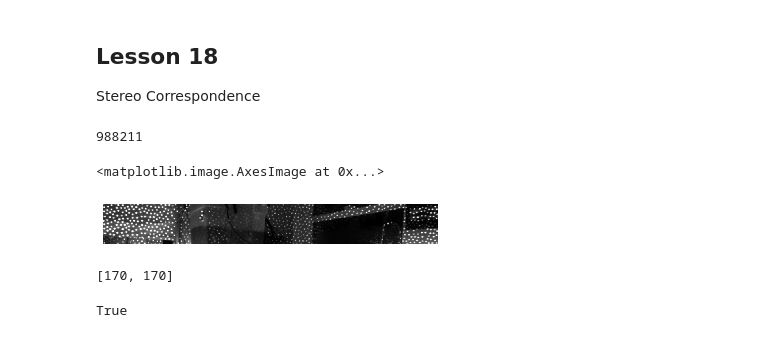
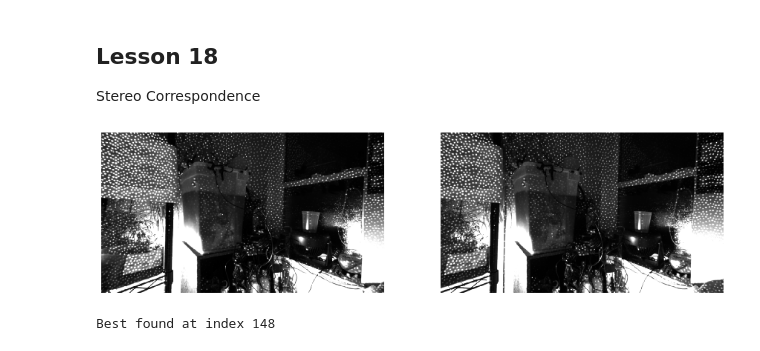
Before and after one commit to grant-king/ML_progress, a Jupyter notebook: ICV_challenges/IntroCV_notes.ipynb, the cells around one changed output. Saved outputs shown, nothing was run; the diff lists cells and outputs as text; code cells hidden in the pictures.

```diff
--- a/ICV_challenges/IntroCV_notes.ipynb
+++ b/ICV_challenges/IntroCV_notes.ipynb
@@ -556,3 +556,18 @@ Fourier Transform
 # %% [markdown]
 ## Lesson 18
 Stereo Correspondence
+# %%
+#load images
+left = cv2.imread('left.png', cv2.IMREAD_GRAYSCALE)
+right = cv2.imread('right.png', cv2.IMREAD_GRAYSCALE)
+new = np.hstack([left, right])
+
+cv2.imwrite('find_points.png', new)
+
+fig, (sp1, sp2) = plt.subplots(1, 2, figsize=[15, 10])
+sp1.imshow(left, cmap='gray')
+sp2.imshow(right, cmap='gray')
+
+_ = [ax.set_axis_off() for ax in [sp1, sp2]]
+# %% [output]
+[figure, added]
@@ -559,30 +595,4 @@ Stereo Correspondence
 # %%
-#reproduction of Find Best Match Quiz
-
-def find_best_match(patch, strip):
-    #find patch in strip and return x column index of top-left corner
-
-    #get sum of square differences for this alignment
-    return 170
-
-def sum_sq_dif(image_a, image_b):
-    diff = image_a - image_b
-    diff_sq = diff**2
-    return np.sum(diff_sq)
-
-def get_ssd_along_strip(patch, strip):
-    strip_ssd = []
-    strip_length = strip.shape[1]
-    window_size = patch.shape[1]
-    for column in range(1, strip_length):
-        strip_portion = strip[:, column:(column + window_size)]
-        ssd = sum_sq_dif(patch, strip_portion)
-        strip_ssd.append(ssd)
-    return strip_ssd
-
-#load images
-left = cv2.imread('left.png', cv2.IMREAD_GRAYSCALE)
-right = cv2.imread('right.png', cv2.IMREAD_GRAYSCALE)
 
 #define image patch location
 patch_loc = [120, 170] #row, column
@@ -598,31 +608,9 @@ strip_right = right[rows[0]:rows[1], :]
 
 #look for the patch in the strip and report the likely starting x position
 best_x = find_best_match(patch_left, strip_right)
+print(f'Best found at index {best_x}')
 
 #get corresponding patch from right image
-patch_right = right[rows[0]:rows[1], best_x:best_x + patch_size[1]]
+patch_right = left[rows[0]:rows[1], best_x:best_x + patch_size[1]]
+# %% [output]
+Best found at index 148
-# %%
-sum_sq_dif(patch_left, patch_right)
-# %% [output]
-988211
-# %%
-
-
-plt.axis('off')
-plt.imshow(strip_right, cmap='gray')
-# %% [output]
-<matplotlib.image.AxesImage at 0x...>
-[figure, removed]
-# %%
-patch_loc
-# %% [output]
-[170, 170]
-# %%
-#load images
-left = cv2.imread('left.png', cv2.IMREAD_GRAYSCALE)
-right = cv2.imread('right.png', cv2.IMREAD_GRAYSCALE)
-new = np.hstack([left, right])
-
-cv2.imwrite('find_points.png', new)
-# %% [output]
-True
```
Also changed, not shown: parts of 5 cells of this notebook.
